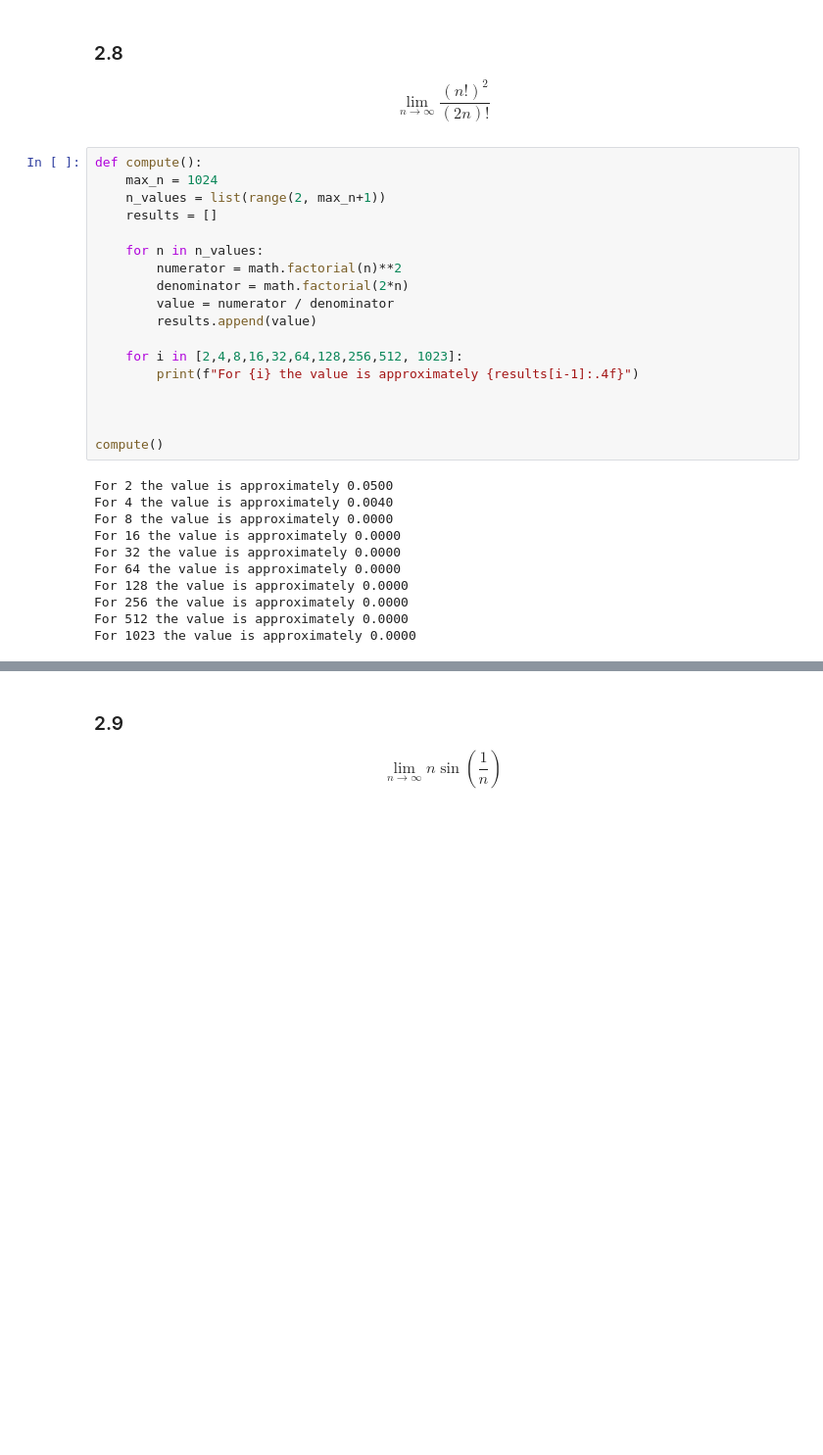
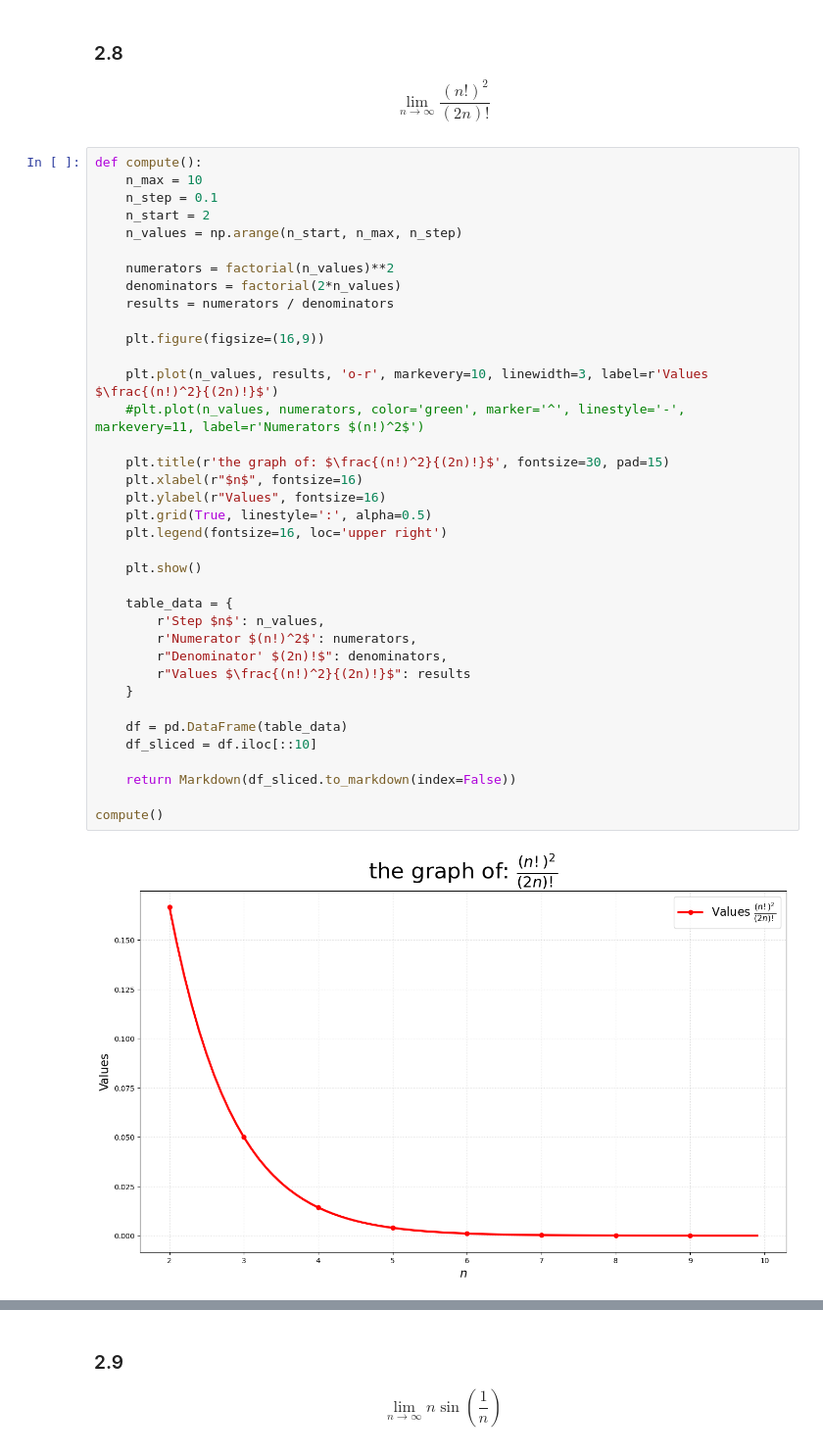
Before and after one commit to KacperCedro/study-notes, a Jupyter notebook: math/Mary-L-Boas/ch01-inifnite-series-power-series/exercises.ipynb, the cells around one changed output, grey strips where cells are left out. Shown at 98% size. Cells and saved outputs as stored; diff of their text form; blank space fills up the shorter version.

```diff
--- a/math/Mary-L-Boas/ch01-inifnite-series-power-series/exercises.ipynb
+++ b/math/Mary-L-Boas/ch01-inifnite-series-power-series/exercises.ipynb
@@ -140,30 +149,40 @@ compute()
 $$\lim_{n \to \infty}\frac{(n!)^2}{(2n)!}$$
 # %%
 def compute():
-    max_n = 1024
-    n_values = list(range(2, max_n+1))
-    results = []
+    n_max = 10
+    n_step = 0.1
+    n_start = 2
+    n_values = np.arange(n_start, n_max, n_step)
 
-    for n in n_values:
-        numerator = math.factorial(n)**2
-        denominator = math.factorial(2*n)
-        value = numerator / denominator
-        results.append(value)
+    numerators = factorial(n_values)**2
+    denominators = factorial(2*n_values)
+    results = numerators / denominators
 
-    for i in [2,4,8,16,32,64,128,256,512, 1023]:
-        print(f"For {i} the value is approximately {results[i-1]:.4f}")
+    plt.figure(figsize=(16,9))
 
+    plt.plot(n_values, results, 'o-r', markevery=10, linewidth=3, label=r'Values $\frac{(n!)^2}{(2n)!}$')
+    #plt.plot(n_values, numerators, color='green', marker='^', linestyle='-', markevery=11, label=r'Numerators $(n!)^2$')
 
+    plt.title(r'the graph of: $\frac{(n!)^2}{(2n)!}$', fontsize=30, pad=15)
+    plt.xlabel(r"$n$", fontsize=16)
+    plt.ylabel(r"Values", fontsize=16)
+    plt.grid(True, linestyle=':', alpha=0.5)
+    plt.legend(fontsize=16, loc='upper right')
+
+    plt.show()
+
+    table_data = {
+        r'Step $n$': n_values,
+        r'Numerator $(n!)^2$': numerators,
+        r"Denominator' $(2n)!$": denominators,
+        r"Values $\frac{(n!)^2}{(2n)!}$": results
+    }
+
+    df = pd.DataFrame(table_data)
+    df_sliced = df.iloc[::10]
+
+    return Markdown(df_sliced.to_markdown(index=False))
 
 compute()
 # %% [output]
-For 2 the value is approximately 0.0500
-For 4 the value is approximately 0.0040
-For 8 the value is approximately 0.0000
-For 16 the value is approximately 0.0000
-For 32 the value is approximately 0.0000
-For 64 the value is approximately 0.0000
-For 128 the value is approximately 0.0000
-For 256 the value is approximately 0.0000
-For 512 the value is approximately 0.0000
-For 1023 the value is approximately 0.0000
+[figure, added]
```
Also changed, not shown: parts of 5 cells of this notebook.
